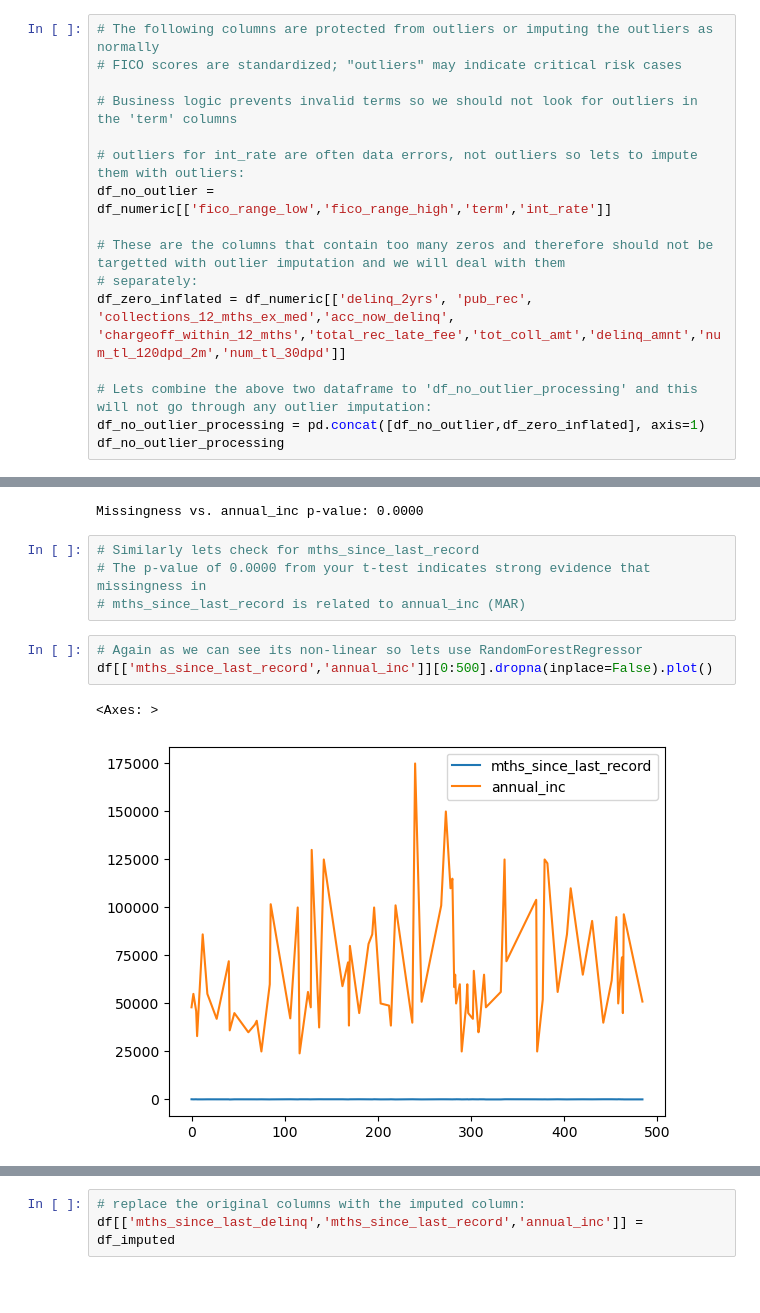
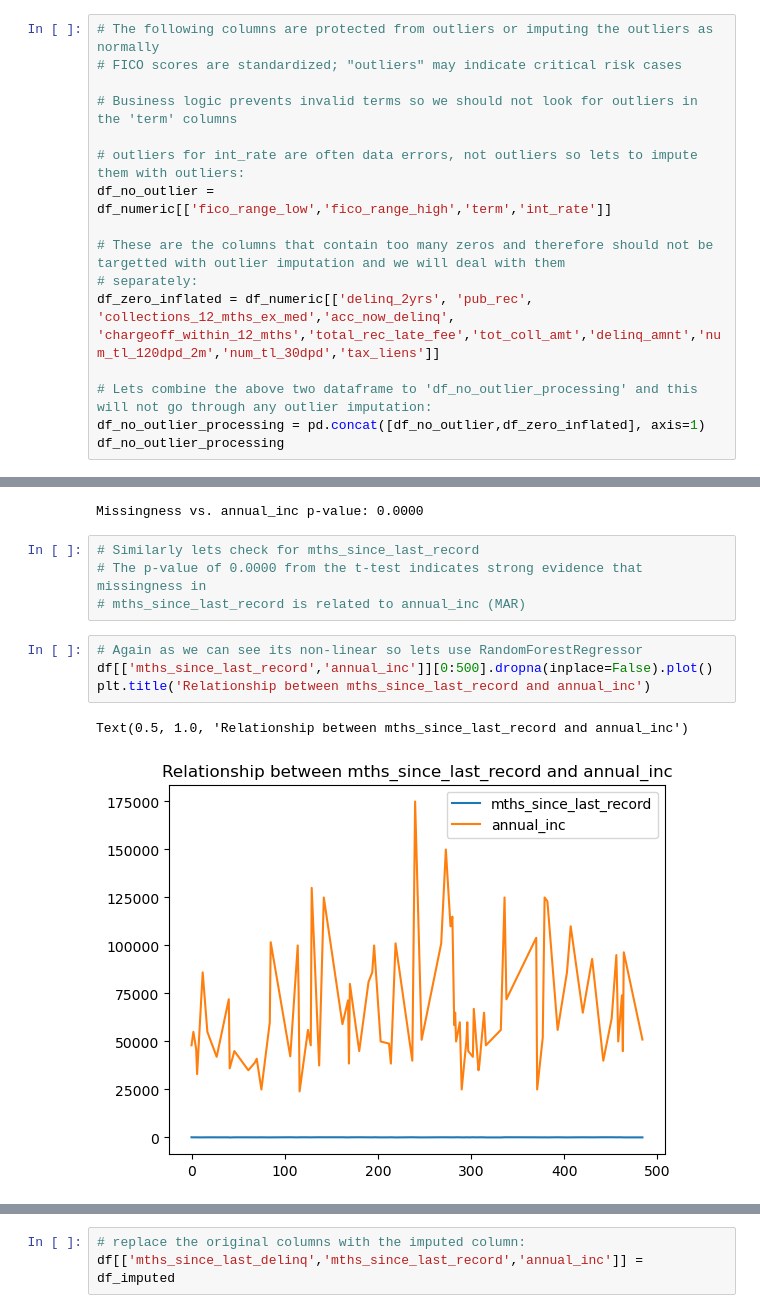
Before and after one commit to Sheronr123/ELVTR-Capstone-Project, a Jupyter notebook: Final Assignment.ipynb, the cells around one changed output, grey strips where cells are left out. Drawn from its saved outputs; the diff is of its cells as text; blank space fills up the shorter version.

```diff
--- a/Final Assignment.ipynb
+++ b/Final Assignment.ipynb
@@ -290,7 +292,7 @@ df_no_outlier = df_numeric[['fico_range_low','fico_range_high','term','int_rate'
 
 # These are the columns that contain too many zeros and therefore should not be targetted with outlier imputation and we will deal with them
 # separately:
-df_zero_inflated = df_numeric[['delinq_2yrs', 'pub_rec', 'collections_12_mths_ex_med','acc_now_delinq', 'chargeoff_within_12_mths','total_rec_late_fee','tot_coll_amt','delinq_amnt','num_tl_120dpd_2m','num_tl_30dpd']]
+df_zero_inflated = df_numeric[['delinq_2yrs', 'pub_rec', 'collections_12_mths_ex_med','acc_now_delinq', 'chargeoff_within_12_mths','total_rec_late_fee','tot_coll_amt','delinq_amnt','num_tl_120dpd_2m','num_tl_30dpd','tax_liens']]
 
 # Lets combine the above two dataframe to 'df_no_outlier_processing' and this will not go through any outlier imputation:
 df_no_outlier_processing = pd.concat([df_no_outlier,df_zero_inflated], axis=1)
@@ -805,11 +802,12 @@ print(f"Missingness vs. annual_inc p-value: {p_value:.4f}")
 Missingness vs. annual_inc p-value: 0.0000
 # %%
 # Similarly lets check for mths_since_last_record
-# The p-value of 0.0000 from your t-test indicates strong evidence that missingness in
+# The p-value of 0.0000 from the t-test indicates strong evidence that missingness in
 # mths_since_last_record is related to annual_inc (MAR)
 # %%
 # Again as we can see its non-linear so lets use RandomForestRegressor
 df[['mths_since_last_record','annual_inc']][0:500].dropna(inplace=False).plot()
+plt.title('Relationship between mths_since_last_record and annual_inc')
 # %% [output]
-<Axes: >
+Text(0.5, 1.0, 'Relationship between mths_since_last_record and annual_inc')
-[figure, old version]
+[figure, new version]
```
Also changed, not shown: parts of 77 cells of this notebook, 2 other files.
